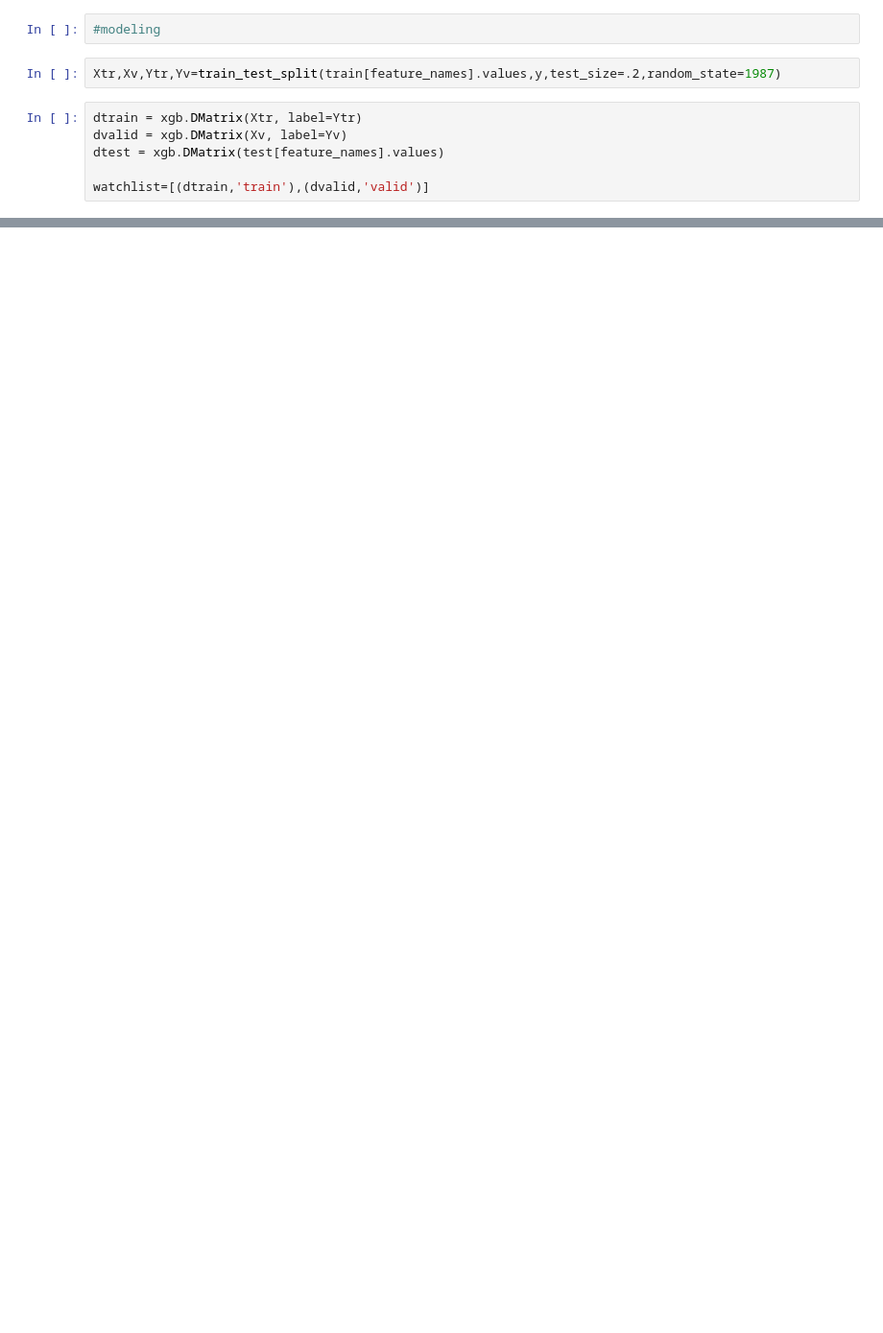
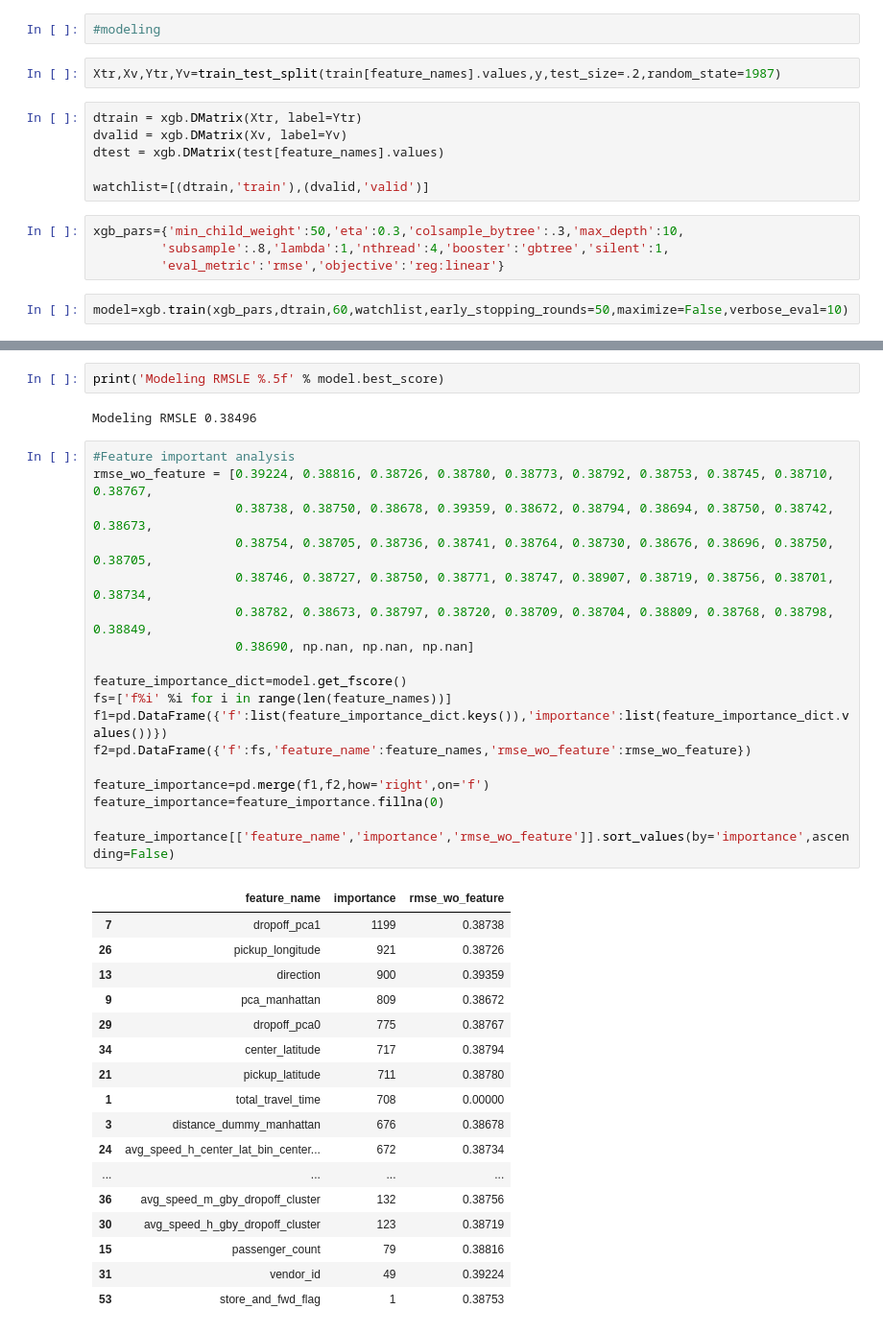
Before and after one commit to prabha-git/kaggle, a Jupyter notebook: New York City Taxi Trip Duration/From EDA to the Top (LB 0.367) by Beluga.ipynb, the cells around one changed output, grey strips where cells are left out. Shown at 96% size. Cells and saved outputs as stored; diff of their text form; blank space fills up the shorter version.

```diff
--- a/New York City Taxi Trip Duration/From EDA to the Top (LB 0.367) by Beluga.ipynb
+++ b/New York City Taxi Trip Duration/From EDA to the Top (LB 0.367) by Beluga.ipynb
@@ -413,3 +413,9 @@ dvalid = xgb.DMatrix(Xv, label=Yv)
 dtest = xgb.DMatrix(test[feature_names].values)
 
 watchlist=[(dtrain,'train'),(dvalid,'valid')]
+# %%
+xgb_pars={'min_child_weight':50,'eta':0.3,'colsample_bytree':.3,'max_depth':10,
+         'subsample':.8,'lambda':1,'nthread':4,'booster':'gbtree','silent':1,
+         'eval_metric':'rmse','objective':'reg:linear'}
+# %%
+model=xgb.train(xgb_pars,dtrain,60,watchlist,early_stopping_rounds=50,maximize=False,verbose_eval=10)
@@ -415,0 +433,40 @@ watchlist=[(dtrain,'train'),(dvalid,'valid')]
+# %%
+print('Modeling RMSLE %.5f' % model.best_score)
+# %% [output]
+Modeling RMSLE 0.38496
+# %%
+#Feature important analysis
+rmse_wo_feature = [0.39224, 0.38816, 0.38726, 0.38780, 0.38773, 0.38792, 0.38753, 0.38745, 0.38710, 0.38767,
+                   0.38738, 0.38750, 0.38678, 0.39359, 0.38672, 0.38794, 0.38694, 0.38750, 0.38742, 0.38673,
+                   0.38754, 0.38705, 0.38736, 0.38741, 0.38764, 0.38730, 0.38676, 0.38696, 0.38750, 0.38705,
+                   0.38746, 0.38727, 0.38750, 0.38771, 0.38747, 0.38907, 0.38719, 0.38756, 0.38701, 0.38734,
+                   0.38782, 0.38673, 0.38797, 0.38720, 0.38709, 0.38704, 0.38809, 0.38768, 0.38798, 0.38849,
+                   0.38690, np.nan, np.nan, np.nan]
+
+feature_importance_dict=model.get_fscore()
+fs=['f%i' %i for i in range(len(feature_names))]
+f1=pd.DataFrame({'f':list(feature_importance_dict.keys()),'importance':list(feature_importance_dict.values())})
+f2=pd.DataFrame({'f':fs,'feature_name':feature_names,'rmse_wo_feature':rmse_wo_feature})
+
+feature_importance=pd.merge(f1,f2,how='right',on='f')
+feature_importance=feature_importance.fillna(0)
+
+feature_importance[['feature_name','importance','rmse_wo_feature']].sort_values(by='importance',ascending=False)
+# %% [output]
+|  | feature_name | importance | rmse_wo_feature |
+| 7 | dropoff_pca1 | 1199 | 0.38738 |
+| 26 | pickup_longitude | 921 | 0.38726 |
+| 13 | direction | 900 | 0.39359 |
+| 9 | pca_manhattan | 809 | 0.38672 |
+| 29 | dropoff_pca0 | 775 | 0.38767 |
+| 34 | center_latitude | 717 | 0.38794 |
+| 21 | pickup_latitude | 711 | 0.38780 |
+| 1 | total_travel_time | 708 | 0.00000 |
+| 3 | distance_dummy_manhattan | 676 | 0.38678 |
+| 24 | avg_speed_h_center_lat_bin_center... | 672 | 0.38734 |
+| ... | ... | ... | ... |
+| 36 | avg_speed_m_gby_dropoff_cluster | 132 | 0.38756 |
+| 30 | avg_speed_h_gby_dropoff_cluster | 123 | 0.38719 |
+| 15 | passenger_count | 79 | 0.38816 |
+| 31 | vendor_id | 49 | 0.39224 |
+| 53 | store_and_fwd_flag | 1 | 0.38753 |
```
Also changed, not shown: parts of 8 cells of this notebook.
